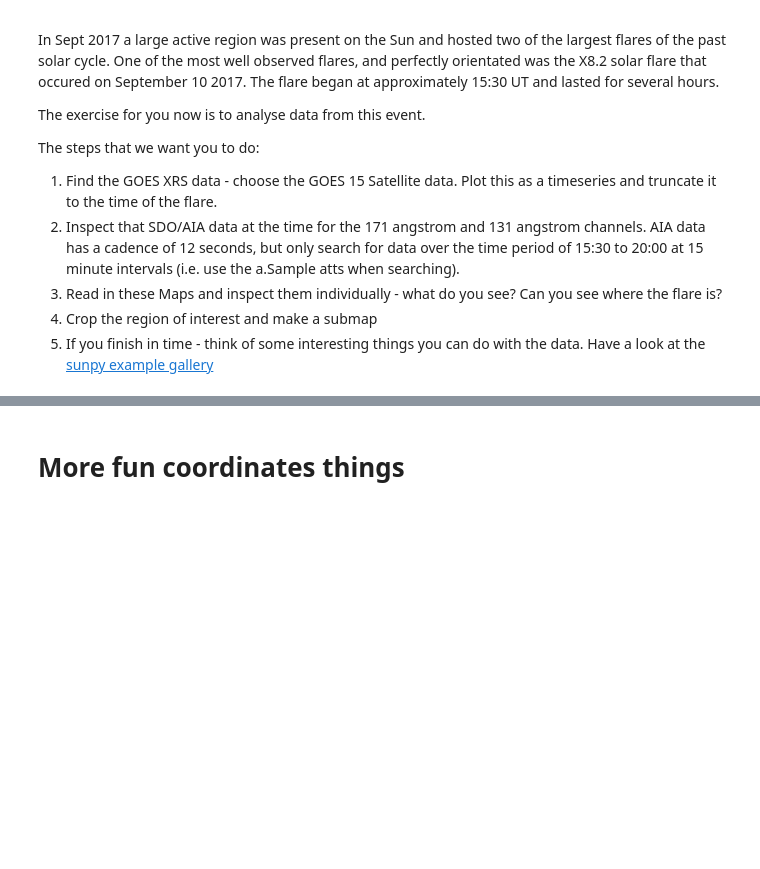
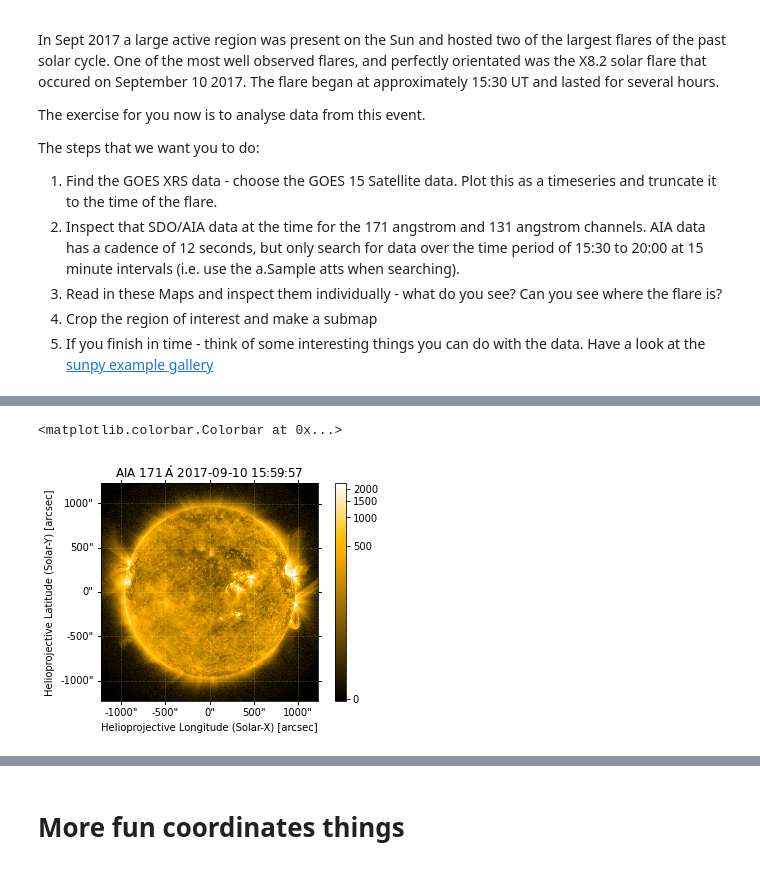
Before and after one commit to TCDSolar/STELLAR_SSW_tutorials, a Jupyter notebook: day1_solar_sources/solar_sources.ipynb, the cells around one changed output, grey strips where cells are left out. Drawn from its saved outputs; the diff is of its cells as text; code cells hidden in the pictures; blank space fills up the shorter version.

```diff
--- a/day1_solar_sources/solar_sources.ipynb
+++ b/day1_solar_sources/solar_sources.ipynb
@@ -717,0 +869,3 @@ The steps that we want you to do:
+# %%
+aia171_map = sunpy.map.Map("aia_lev1_171a_2017_09_10t15_59_57_35z_image_lev1.fits")
+aia171_map
@@ -717,0 +913,6 @@ The steps that we want you to do:
+# %%
+aia171_map.plot(clip_interval=(1, 99.9)*u.percent)
+plt.colorbar()
+# %% [output]
+<matplotlib.colorbar.Colorbar at 0x...>
+[figure, added]
```
Also changed, not shown: parts of 33 cells of this notebook, 1 other file.
